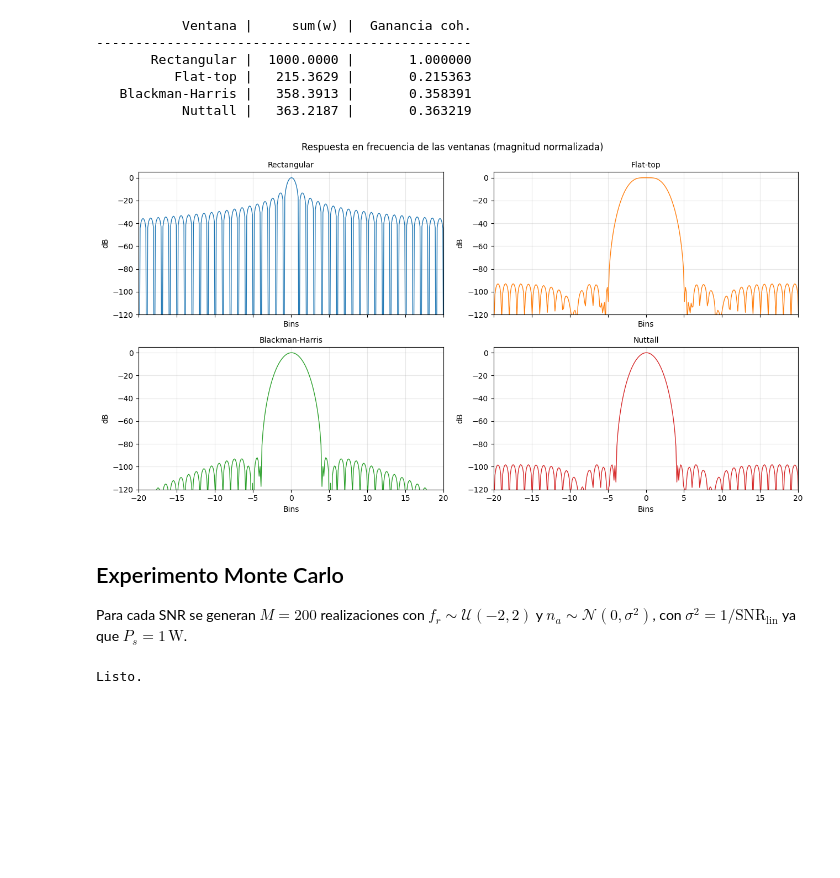
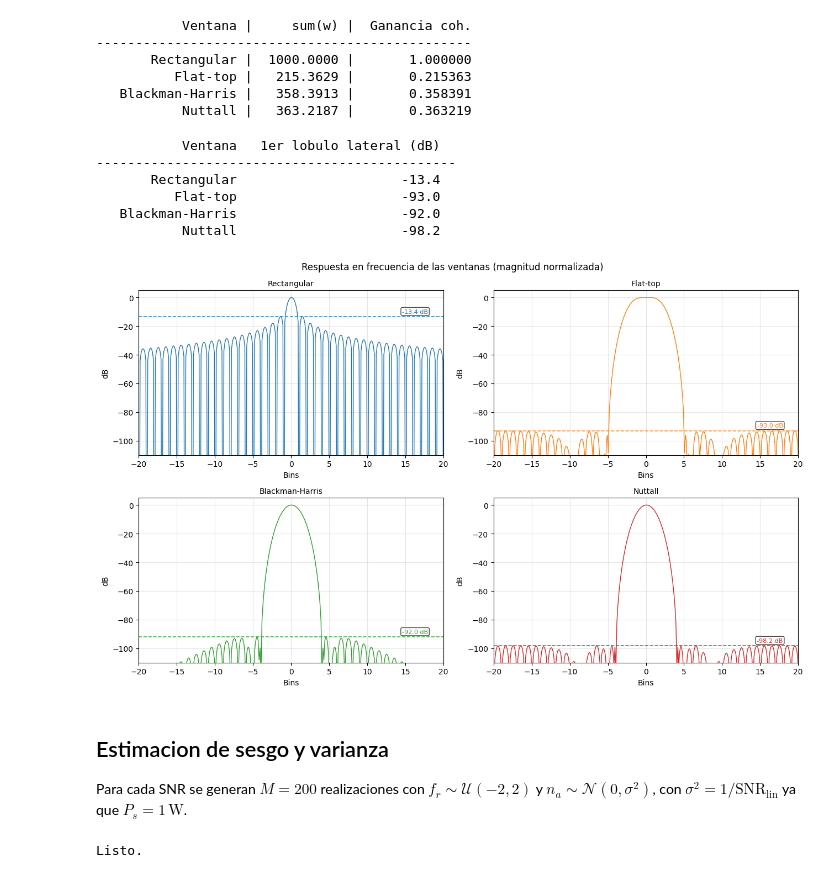
Before and after one commit to Nachoo98/APS-Ignacio-Gonzalez, a Jupyter notebook: TS4 - Ignacio Gonzalez.ipynb, the cells around one changed output. Saved outputs shown, nothing was run; the diff lists cells and outputs as text; code cells hidden in the pictures; blank space fills up the shorter version.

```diff
--- a/TS4 - Ignacio Gonzalez.ipynb
+++ b/TS4 - Ignacio Gonzalez.ipynb
@@ -59,28 +59,67 @@ for name, w in windows.items():
    Blackman-Harris |   358.3913 |       0.358391
            Nuttall |   363.2187 |       0.363219
 # %%
-fig, axes = plt.subplots(2, 2, figsize=(13, 7), sharex=True)
+def first_sidelobe_dB(w, nfft=None):
+    """Nivel del primer lobulo lateral en dB (normalizado al pico del lobulo principal)."""
+    if nfft is None:
+        nfft = 8 * len(w)
+    W = np.abs(np.fft.fft(w, n=nfft))
+    W_norm = W / W[0]          # normalizo por el pico en DC (indice 0)
+    half = W_norm[:nfft // 2]  # solo frecuencias positivas
+
+    # Busco el primer minimo local: donde el gradiente pasa de negativo a positivo
+    # Eso marca el fin del lobulo principal (el primer nulo)
+    d = np.diff(half)
+    nulls = np.where((d[:-1] < 0) & (d[1:] >= 0))[0]
+    if len(nulls) == 0:
+        return None
+    first_null_idx = nulls[0] + 1   # +1 por el desplazamiento del diff
+
+    sl = np.max(half[first_null_idx:])
+    return float(20 * np.log10(sl + 1e-14))
+
+
+print(f'{"Ventana":>18}  {"1er lobulo lateral (dB)":>24}')
+print('-' * 46)
+for name, w in windows.items():
+    sl = first_sidelobe_dB(w)
+    print(f'{name:>18}  {sl:>24.1f}')
+
+fig, axes = plt.subplots(2, 2, figsize=(13, 8))
 fig.suptitle('Respuesta en frecuencia de las ventanas (magnitud normalizada)', fontsize=12)
 colors = ['C0', 'C1', 'C2', 'C3']
 
 for ax, (name, w), color in zip(axes.flat, windows.items(), colors):
-    W = np.fft.fftshift(np.fft.fft(w, n=8*N))
-    bins = np.linspace(-0.5, 0.5, 8*N) * N
-    W_dB = 20*np.log10(np.abs(W)/np.max(np.abs(W)) + 1e-12)
+    nfft = 8 * N
+    W = np.fft.fftshift(np.fft.fft(w, n=nfft))
+    bins = np.linspace(-0.5, 0.5, nfft) * N
+    W_dB = 20 * np.log10(np.abs(W) / np.max(np.abs(W)) + 1e-14)
     ax.plot(bins, W_dB, color=color, lw=1)
     ax.set_xlim(-20, 20)
-    ax.set_ylim(-120, 5)
+    ax.set_ylim(-110, 5)
     ax.set_title(name, fontsize=10)
     ax.set_xlabel('Bins')
     ax.set_ylabel('dB')
     ax.grid(True, alpha=0.3)
 
+    sl = first_sidelobe_dB(w, nfft=nfft)
+    if sl is not None:
+        ax.axhline(sl, color=color, lw=1.2, ls='--', alpha=0.85)
+        ax.text(18, sl + 2.5, f'{sl:.1f} dB', fontsize=8, color=color, ha='right',
+                bbox=dict(boxstyle='round,pad=0.2', fc='white', alpha=0.7))
+
 plt.tight_layout()
 plt.show()
 # %% [output]
+           Ventana   1er lobulo lateral (dB)
+----------------------------------------------
+       Rectangular                     -13.4
+          Flat-top                     -93.0
+   Blackman-Harris                     -92.0
+           Nuttall                     -98.2
-[figure, old version]
+[figure, new version]
 # %% [markdown]
-## Experimento Monte Carlo
+## Estimacion de sesgo y varianza
 
 Para cada SNR se generan $M = 200$ realizaciones con $f_r \sim \mathcal{U}(-2,2)$ y $n_a \sim \mathcal{N}(0,\sigma^2)$, con $\sigma^2 = 1/\text{SNR}_{\text{lin}}$ ya que $P_s = 1\,\text{W}$.
 # %%
```
Also changed, not shown: parts of 2 cells of this notebook, 8 other files.
